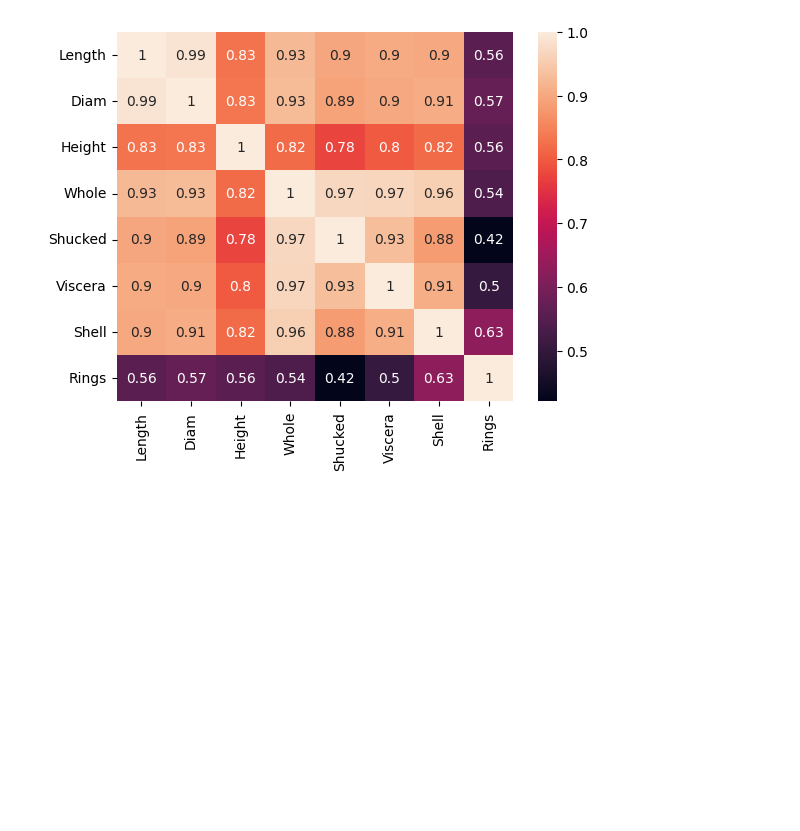
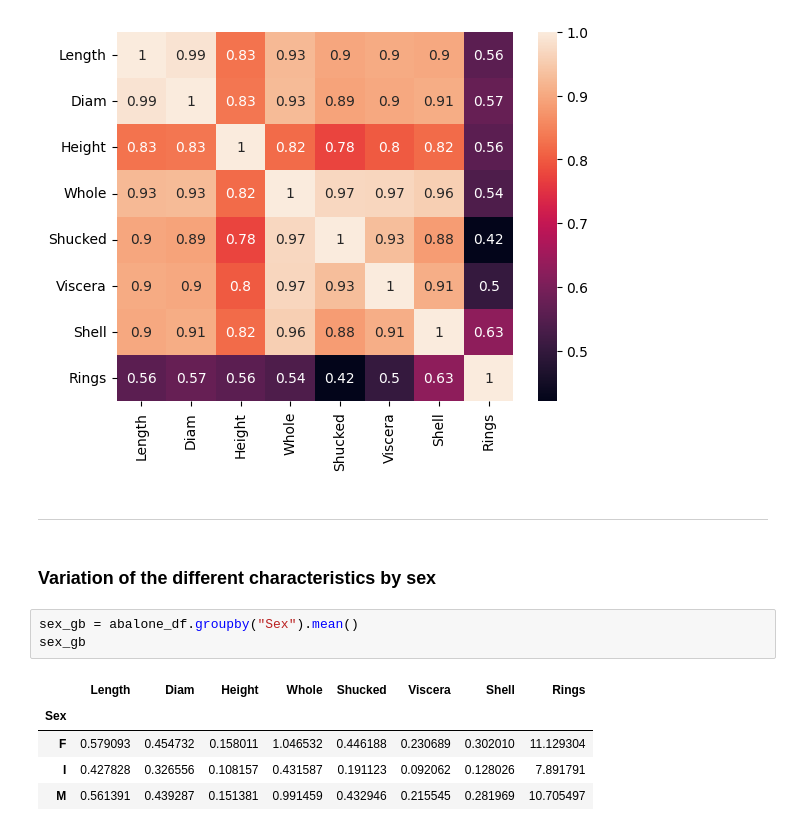
Before and after one commit to NabilAouidad/Abalone-Age-Prediction, a Jupyter notebook: Introduction and EDA.ipynb, the cells around one changed output. Cells and saved outputs as stored; diff of their text form; blank space fills up the shorter version.

```diff
--- a/Introduction and EDA.ipynb
+++ b/Introduction and EDA.ipynb
@@ -192,3 +196,16 @@ sns.heatmap(corr_mat, annot = True)
 plt.show()
 # %% [output]
 [figure]
+# %% [markdown]
+--------------
+# %% [markdown]
+### Variation of the different characteristics by sex
+# %%
+sex_gb = abalone_df.groupby("Sex").mean()
+sex_gb
+# %% [output]
+|  | Length | Diam | Height | Whole | Shucked | Viscera | Shell | Rings |
+| Sex |  |  |  |  |  |  |  |  |
+| F | 0.579093 | 0.454732 | 0.158011 | 1.046532 | 0.446188 | 0.230689 | 0.302010 | 11.129304 |
+| I | 0.427828 | 0.326556 | 0.108157 | 0.431587 | 0.191123 | 0.092062 | 0.128026 | 7.891791 |
+| M | 0.561391 | 0.439287 | 0.151381 | 0.991459 | 0.432946 | 0.215545 | 0.281969 | 10.705497 |
```
Also changed, not shown: parts of 2 cells of this notebook.
